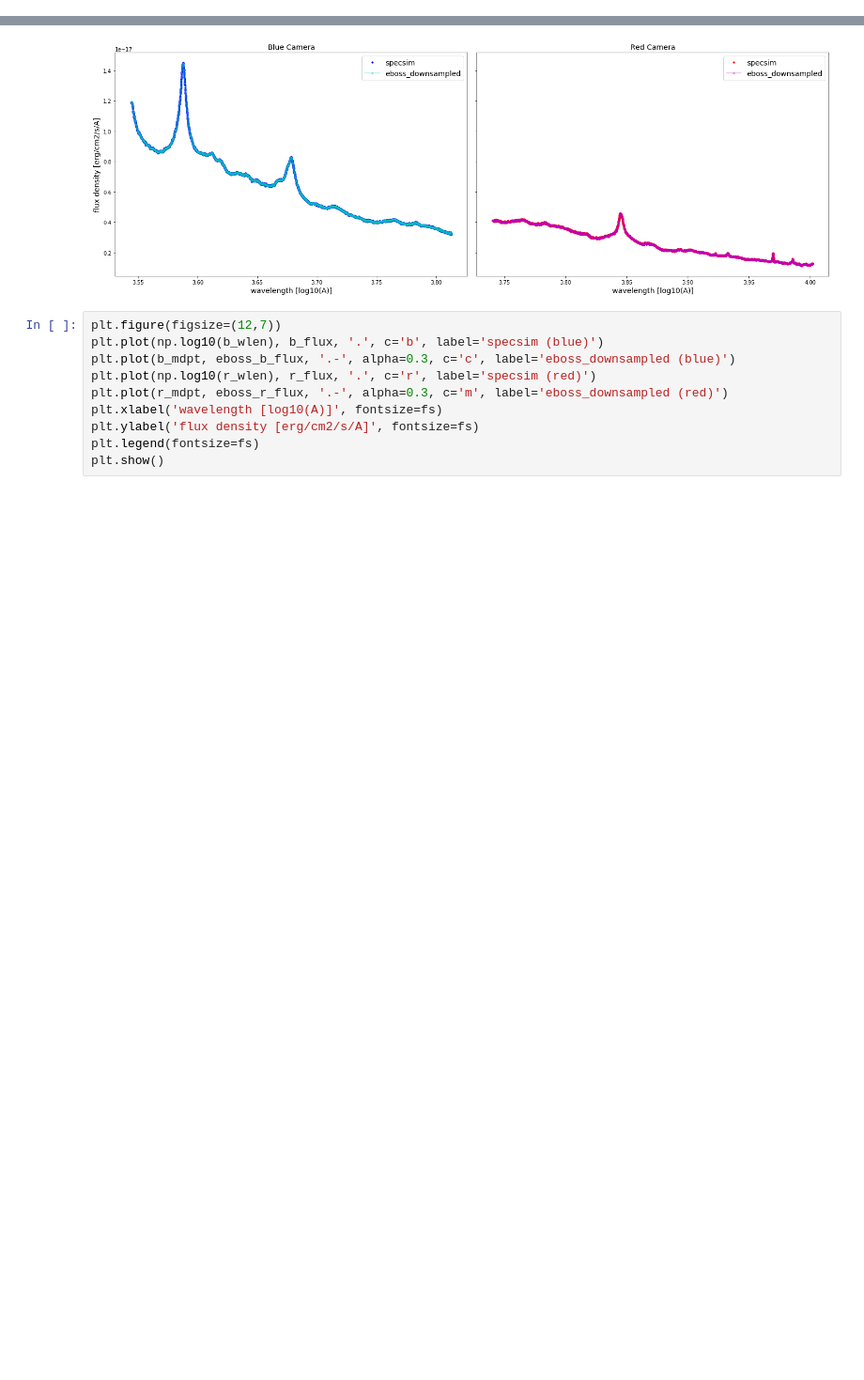
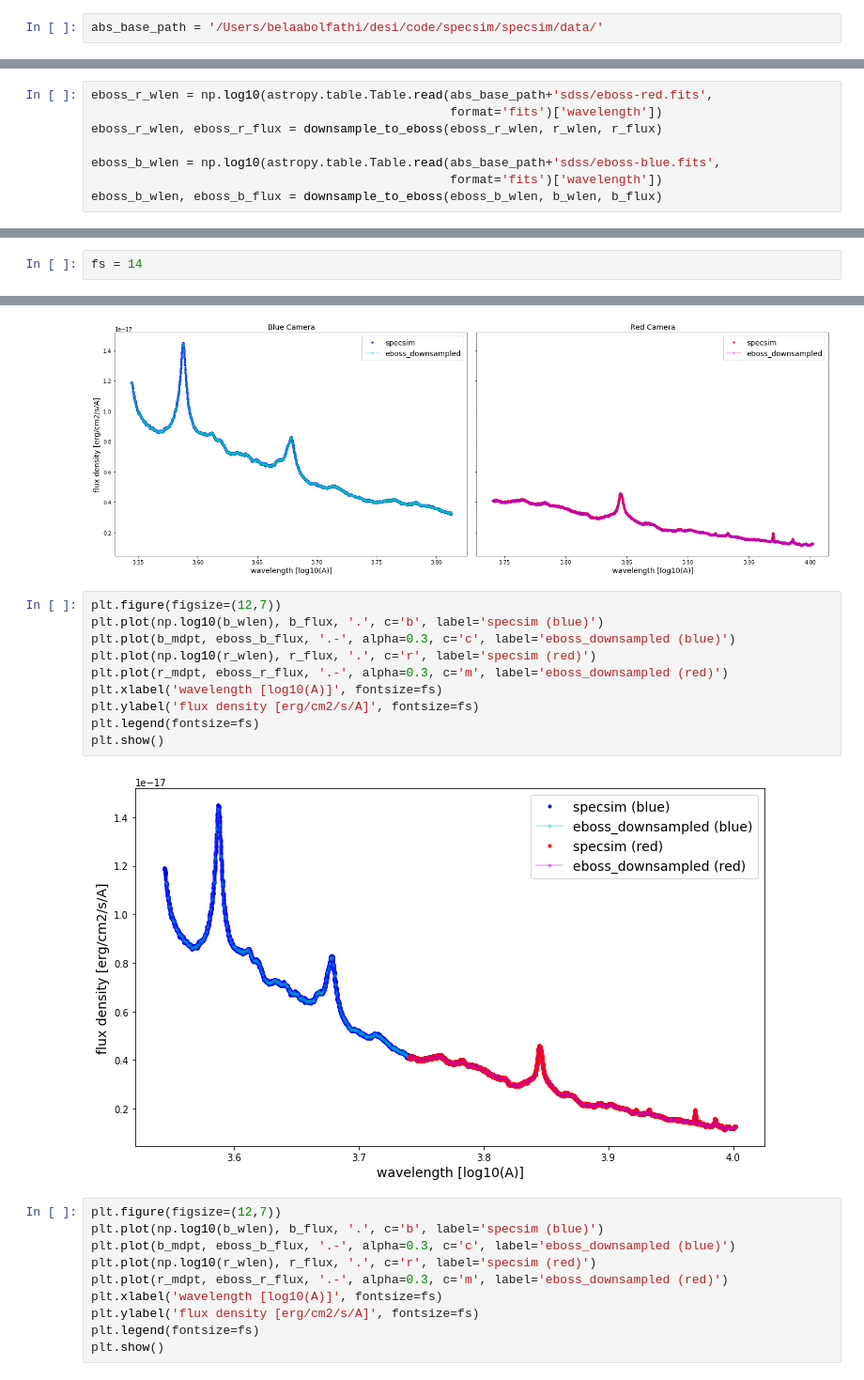
Before and after one commit to belaa/specsim-for-eboss, a Jupyter notebook: downsample_to_eBOSS_grid.ipynb, the cells around one changed output, grey strips where cells are left out. Shown at 94% size. Cells and saved outputs as stored; diff of their text form; blank space fills up the shorter version.

```diff
--- a/downsample_to_eBOSS_grid.ipynb
+++ b/downsample_to_eBOSS_grid.ipynb
@@ -529,6 +618,8 @@ np.all(test_eboss_flux == output_hist / (np.diff(10 ** eboss_edges)))
 True
 # %% [markdown]
 ## Test to see if it's working properly
+# %%
+abs_base_path = '/Users/belaabolfathi/desi/code/specsim/specsim/data/'
 # %%
 eboss_r_wlen = np.log10(astropy.table.Table.read(abs_base_path+'sdss/eboss-red.fits',
                                                  format='fits')['wavelength'])
@@ -548,3 +639,11 @@ plt.show()
 [figure]
 # %% [markdown]
 ### Flux density
+# %%
+eboss_r_wlen = np.log10(astropy.table.Table.read(abs_base_path+'sdss/eboss-red.fits',
+                                                 format='fits')['wavelength'])
+eboss_r_wlen, eboss_r_flux = downsample_to_eboss(eboss_r_wlen, r_wlen, r_flux)
+
+eboss_b_wlen = np.log10(astropy.table.Table.read(abs_base_path+'sdss/eboss-blue.fits',
+                                                 format='fits')['wavelength'])
+eboss_b_wlen, eboss_b_flux = downsample_to_eboss(eboss_b_wlen, b_wlen, b_flux)
@@ -550,0 +668,2 @@ plt.show()
+# %%
+fs = 14
@@ -590,6 +730,18 @@ plt.tight_layout()
 plt.show()
 # %% [output]
 [figure]
+# %%
+plt.figure(figsize=(12,7))
+plt.plot(np.log10(b_wlen), b_flux, '.', c='b', label='specsim (blue)')
+plt.plot(b_mdpt, eboss_b_flux, '.-', alpha=0.3, c='c', label='eboss_downsampled (blue)')
+plt.plot(np.log10(r_wlen), r_flux, '.', c='r', label='specsim (red)')
+plt.plot(r_mdpt, eboss_r_flux, '.-', alpha=0.3, c='m', label='eboss_downsampled (red)')
+plt.xlabel('wavelength [log10(A)]', fontsize=fs)
+plt.ylabel('flux density [erg/cm2/s/A]', fontsize=fs)
+plt.legend(fontsize=fs)
+plt.show()
+# %% [output]
+[figure, added]
 # %%
 plt.figure(figsize=(12,7))
 plt.plot(np.log10(b_wlen), b_flux, '.', c='b', label='specsim (blue)')
```
Also changed, not shown: parts of 14 cells of this notebook.
